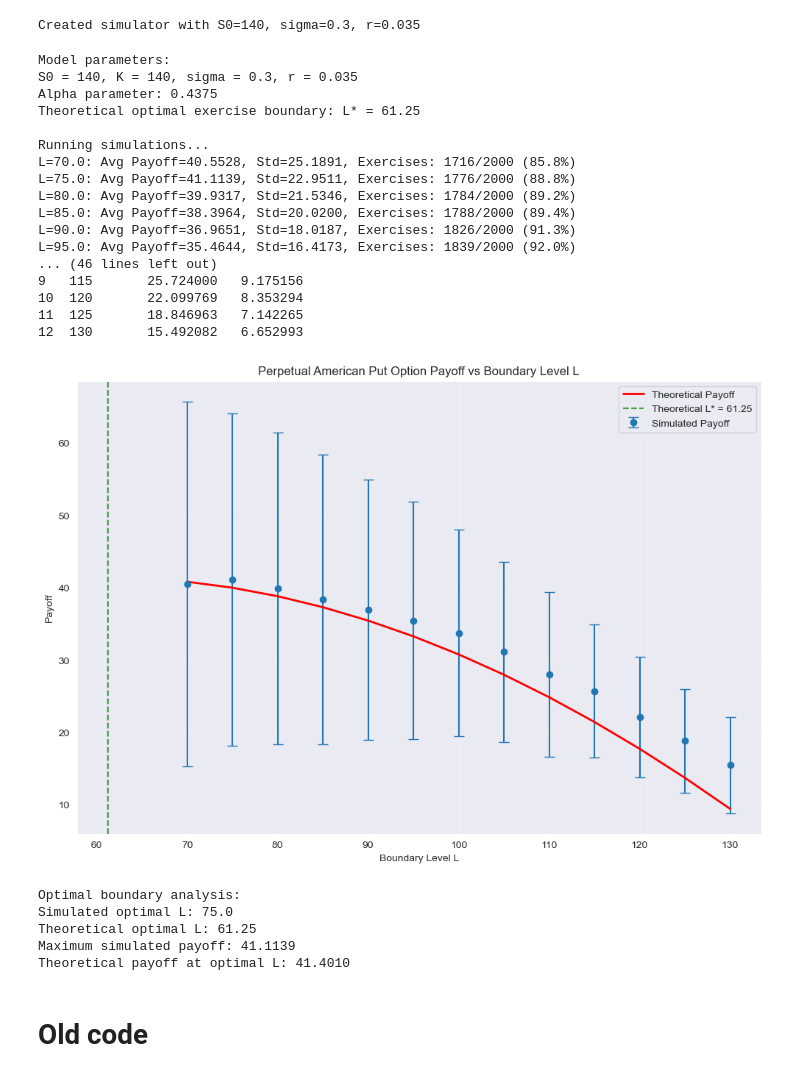
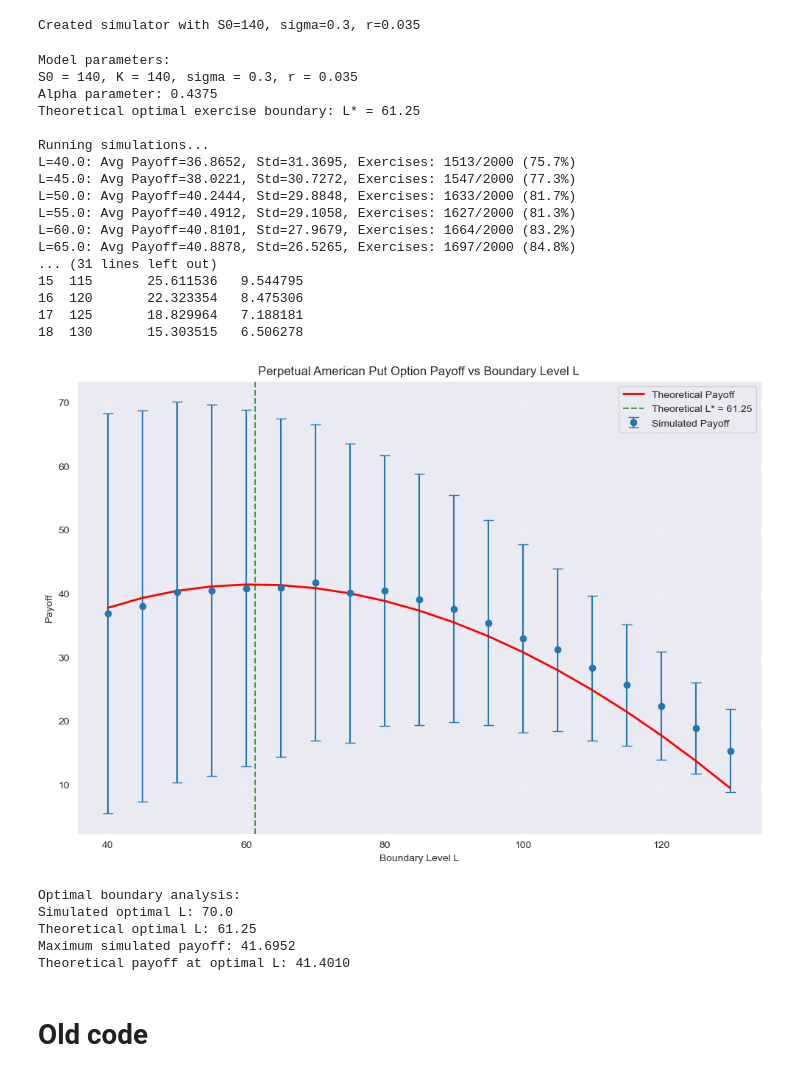
Before and after one commit to wttai004/quant_fin_project, a Jupyter notebook: test_american_option.ipynb, the cells around one changed output. Drawn from its saved outputs; the diff is of its cells as text; code cells hidden in the pictures.

```diff
--- a/test_american_option.ipynb
+++ b/test_american_option.ipynb
@@ -141,7 +141,7 @@ print(f"Theoretical optimal exercise boundary: L* = {theoretical_optimal_L:.2f}"
 print()
 
 # Test L values around the theoretical optimum, but also include the range used before
-L_values = np.arange(70, 135, 5)  # More focused range around reasonable values
+L_values = np.arange(40, 135, 5)  # More focused range around reasonable values
 results = []
 
 print("Running simulations...")
@@ -173,49 +173,49 @@ for L in L_values:
 plt.plot(L_values, theoretical_values, label='Theoretical Payoff', color='red', linewidth=2)
 
 # Mark the theoretical optimal boundary
 plt.axvline(x=theoretical_optimal_L, color='green', linestyle='--',
             label=f'Theoretical L* = {theoretical_optimal_L:.2f}', alpha=0.7)
 
 plt.xlabel('Boundary Level L')
 plt.ylabel('Payoff')
 plt.title('Perpetual American Put Option Payoff vs Boundary Level L')
 plt.legend()
 plt.grid(True, alpha=0.3)
 plt.show()
 
 # Find the optimal L from simulation
 optimal_idx = np.argmax(results_df['Average Payoff'])
 optimal_L_sim = results_df.iloc[optimal_idx]['L']
 max_payoff_sim = results_df.iloc[optimal_idx]['Average Payoff']
 
 print(f"\nOptimal boundary analysis:")
 print(f"Simulated optimal L: {optimal_L_sim:.1f}")
 print(f"Theoretical optimal L: {theoretical_optimal_L:.2f}")
 print(f"Maximum simulated payoff: {max_payoff_sim:.4f}")
 print(f"Theoretical payoff at optimal L: {(K - theoretical_optimal_L) * (S0 / theoretical_optimal_L) ** (-2 * r / sigma**2):.4f}")
 # %% [output]
 Model parameters:
 S0 = 140, K = 140, sigma = 0.3, r = 0.035
 Alpha parameter: 0.4375
 Theoretical optimal exercise boundary: L* = 61.25
 
 Running simulations...
-L=70.0: Avg Payoff=40.5528, Std=25.1891, Exercises: 1716/2000 (85.8%)
-L=75.0: Avg Payoff=41.1139, Std=22.9511, Exercises: 1776/2000 (88.8%)
-L=80.0: Avg Payoff=39.9317, Std=21.5346, Exercises: 1784/2000 (89.2%)
-L=85.0: Avg Payoff=38.3964, Std=20.0200, Exercises: 1788/2000 (89.4%)
-L=90.0: Avg Payoff=36.9651, Std=18.0187, Exercises: 1826/2000 (91.3%)
-L=95.0: Avg Payoff=35.4644, Std=16.4173, Exercises: 1839/2000 (92.0%)
-... (46 lines left out)
-9   115       25.724000   9.175156
-10  120       22.099769   8.353294
-11  125       18.846963   7.142265
-12  130       15.492082   6.652993
+L=40.0: Avg Payoff=36.8652, Std=31.3695, Exercises: 1513/2000 (75.7%)
+L=45.0: Avg Payoff=38.0221, Std=30.7272, Exercises: 1547/2000 (77.3%)
+L=50.0: Avg Payoff=40.2444, Std=29.8848, Exercises: 1633/2000 (81.7%)
+L=55.0: Avg Payoff=40.4912, Std=29.1058, Exercises: 1627/2000 (81.3%)
+L=60.0: Avg Payoff=40.8101, Std=27.9679, Exercises: 1664/2000 (83.2%)
+L=65.0: Avg Payoff=40.8878, Std=26.5265, Exercises: 1697/2000 (84.8%)
+... (31 lines left out)
+15  115       25.611536   9.544795
+16  120       22.323354   8.475306
+17  125       18.829964   7.188181
+18  130       15.303515   6.506278
-[figure, old version]
+[figure, new version]
 Optimal boundary analysis:
-Simulated optimal L: 75.0
+Simulated optimal L: 70.0
 Theoretical optimal L: 61.25
-Maximum simulated payoff: 41.1139
+Maximum simulated payoff: 41.6952
 Theoretical payoff at optimal L: 41.4010
 # %% [markdown]
 # Old code
```
Also changed, not shown: parts of 2 cells of this notebook, 1 other file.
